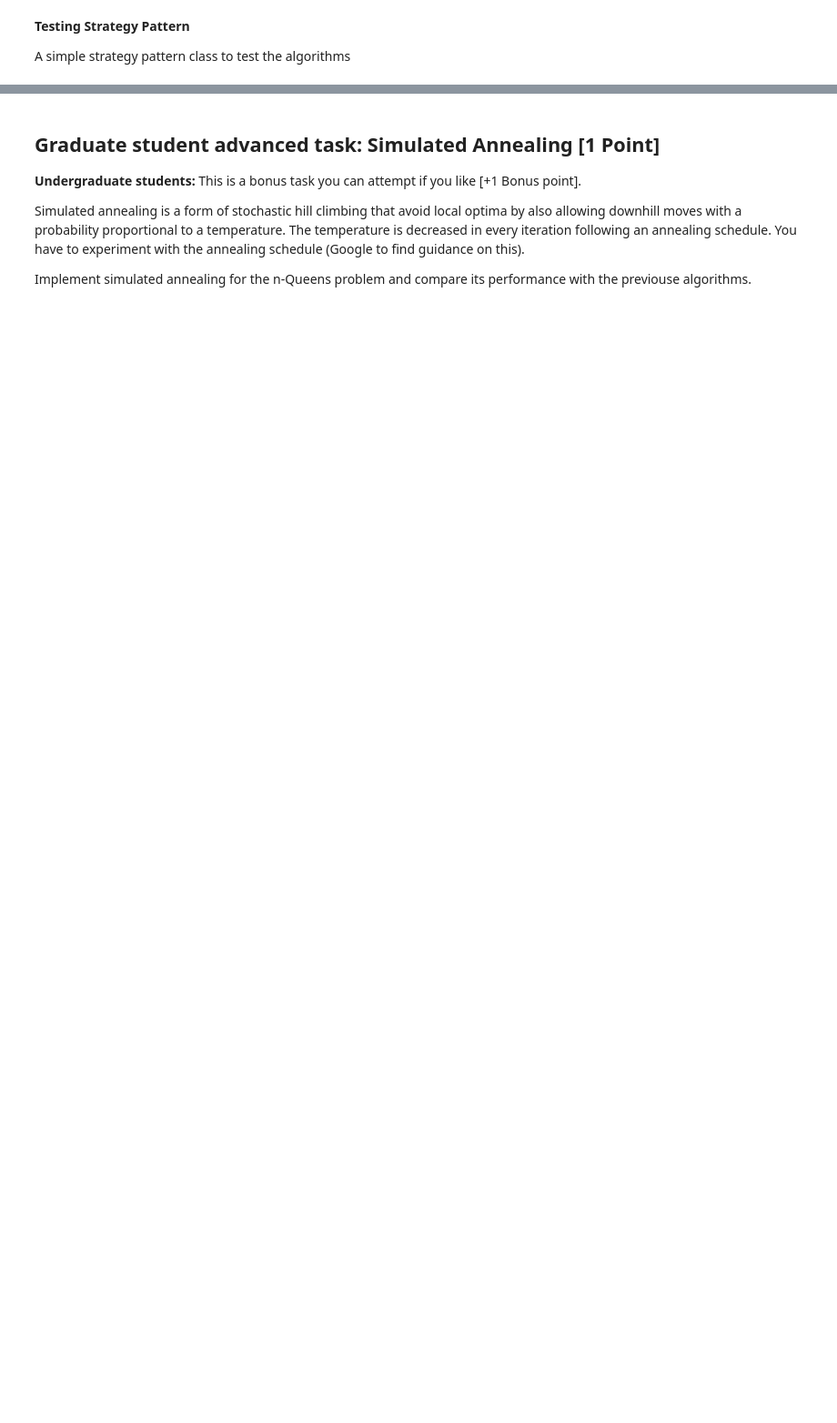
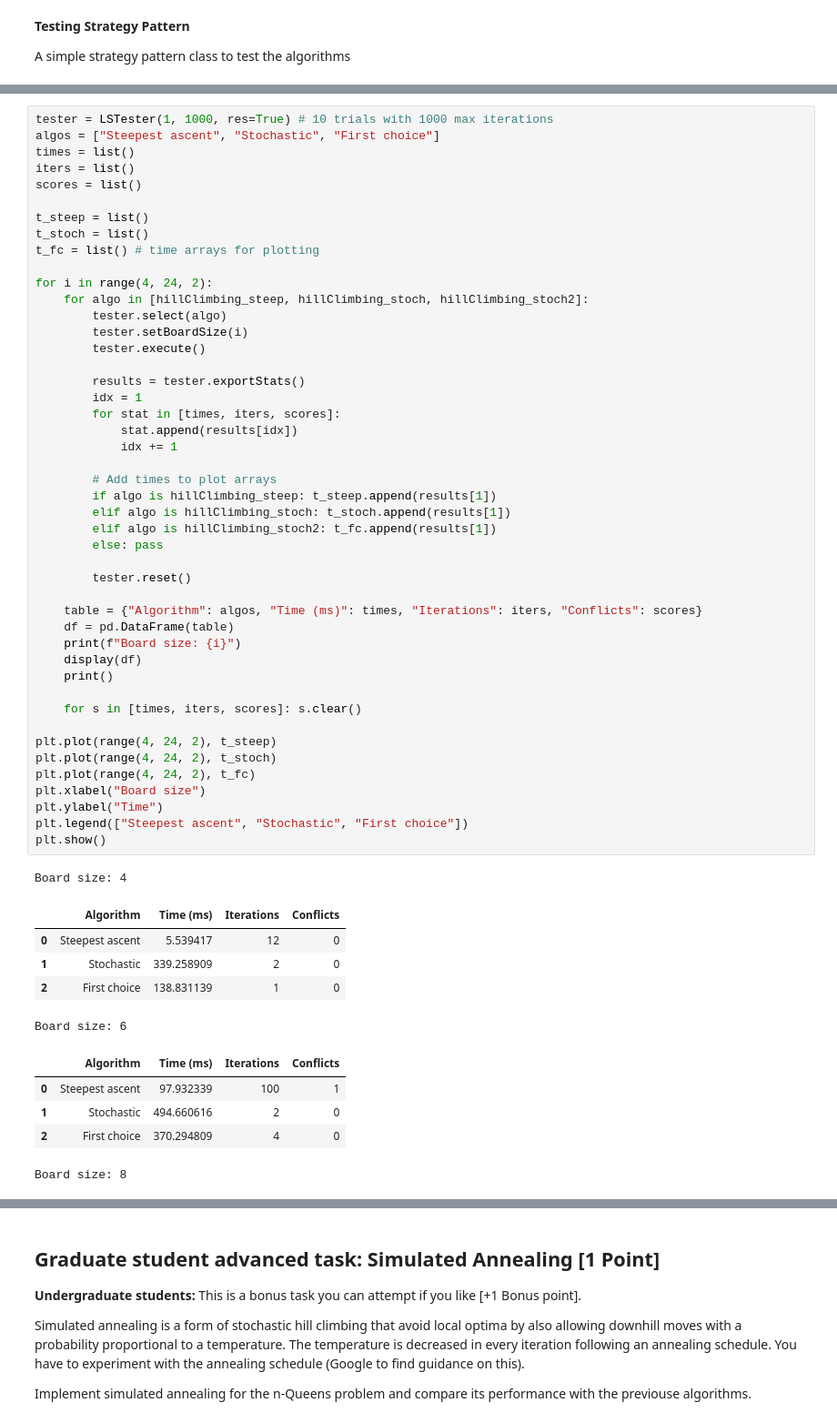
Before and after one commit to ZechWolf/CS7320-AI, a Jupyter notebook: Local_Search/n_queens.ipynb, the cells around one changed output, grey strips where cells are left out. Shown: that part at 91% size. Saved outputs shown, nothing was run; the diff lists cells and outputs as text; blank space fills up the shorter version.

```diff
--- a/Local_Search/n_queens.ipynb
+++ b/Local_Search/n_queens.ipynb
@@ -342,0 +531,58 @@ class LSTester:
+# %%
+tester = LSTester(1, 1000, res=True) # 10 trials with 1000 max iterations
+algos = ["Steepest ascent", "Stochastic", "First choice"]
+times = list()
+iters = list()
+scores = list()
+
+t_steep = list()
+t_stoch = list()
+t_fc = list() # time arrays for plotting
+
+for i in range(4, 24, 2):
+    for algo in [hillClimbing_steep, hillClimbing_stoch, hillClimbing_stoch2]:
+        tester.select(algo)
+        tester.setBoardSize(i)
+        tester.execute()
+
+        results = tester.exportStats()
+        idx = 1
+        for stat in [times, iters, scores]:
+            stat.append(results[idx])
+            idx += 1
+
+        # Add times to plot arrays
+        if algo is hillClimbing_steep: t_steep.append(results[1])
+        elif algo is hillClimbing_stoch: t_stoch.append(results[1])
+        elif algo is hillClimbing_stoch2: t_fc.append(results[1])
+        else: pass
+
+        tester.reset()
+
+    table = {"Algorithm": algos, "Time (ms)": times, "Iterations": iters, "Conflicts": scores}
+    df = pd.DataFrame(table)
+    print(f"Board size: {i}")
+    display(df)
+    print()
+
+    for s in [times, iters, scores]: s.clear()
+
+plt.plot(range(4, 24, 2), t_steep)
+plt.plot(range(4, 24, 2), t_stoch)
+plt.plot(range(4, 24, 2), t_fc)
+plt.xlabel("Board size")
+plt.ylabel("Time")
+plt.legend(["Steepest ascent", "Stochastic", "First choice"])
+plt.show()
+# %% [output]
+Board size: 4
+|  | Algorithm | Time (ms) | Iterations | Conflicts |
+| 0 | Steepest ascent | 5.539417 | 12 | 0 |
+| 1 | Stochastic | 339.258909 | 2 | 0 |
+| 2 | First choice | 138.831139 | 1 | 0 |
+Board size: 6
+|  | Algorithm | Time (ms) | Iterations | Conflicts |
+| 0 | Steepest ascent | 97.932339 | 100 | 1 |
+| 1 | Stochastic | 494.660616 | 2 | 0 |
+| 2 | First choice | 370.294809 | 4 | 0 |
+Board size: 8
```
Also changed, not shown: parts of 24 cells of this notebook, 1 other file.
